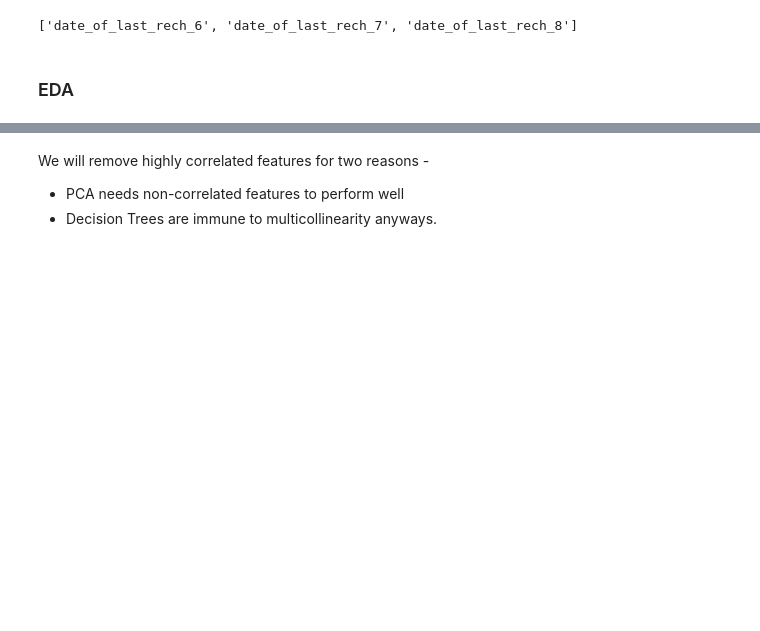
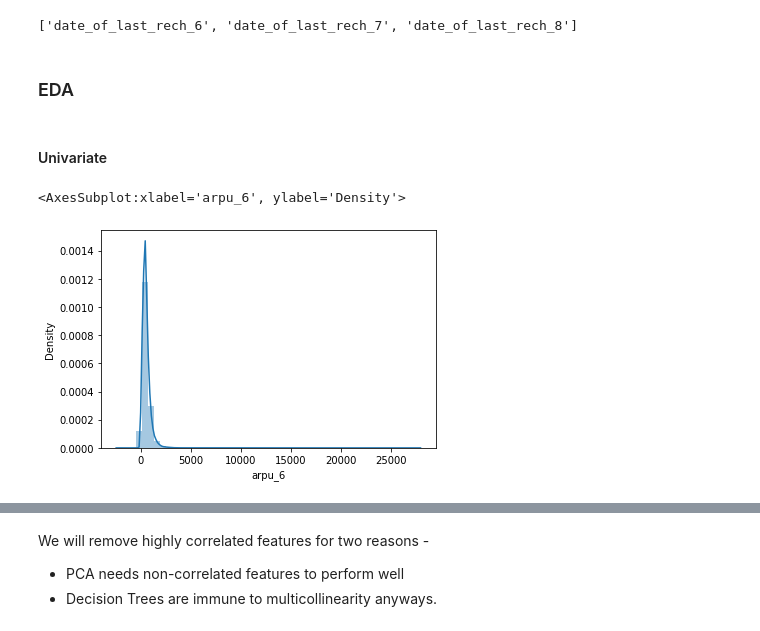
Before and after one commit to bipin-raju/Telecom_churn_case_study, a Jupyter notebook: Telecom Churn Case Study.ipynb, the cells around one changed output, grey strips where cells are left out. Drawn from its saved outputs; the diff is of its cells as text; code cells hidden in the pictures; blank space fills up the shorter version.

```diff
--- a/Telecom Churn Case Study.ipynb
+++ b/Telecom Churn Case Study.ipynb
@@ -400,3 +390,10 @@ cols
 ['date_of_last_rech_6', 'date_of_last_rech_7', 'date_of_last_rech_8']
 # %% [markdown]
 ### EDA
+# %% [markdown]
+#### Univariate
+# %%
+sns.distplot(churn_hv.arpu_6)
+# %% [output]
+<AxesSubplot:xlabel='arpu_6', ylabel='Density'>
+[figure, added]
```
Also changed, not shown: parts of 59 cells of this notebook.
